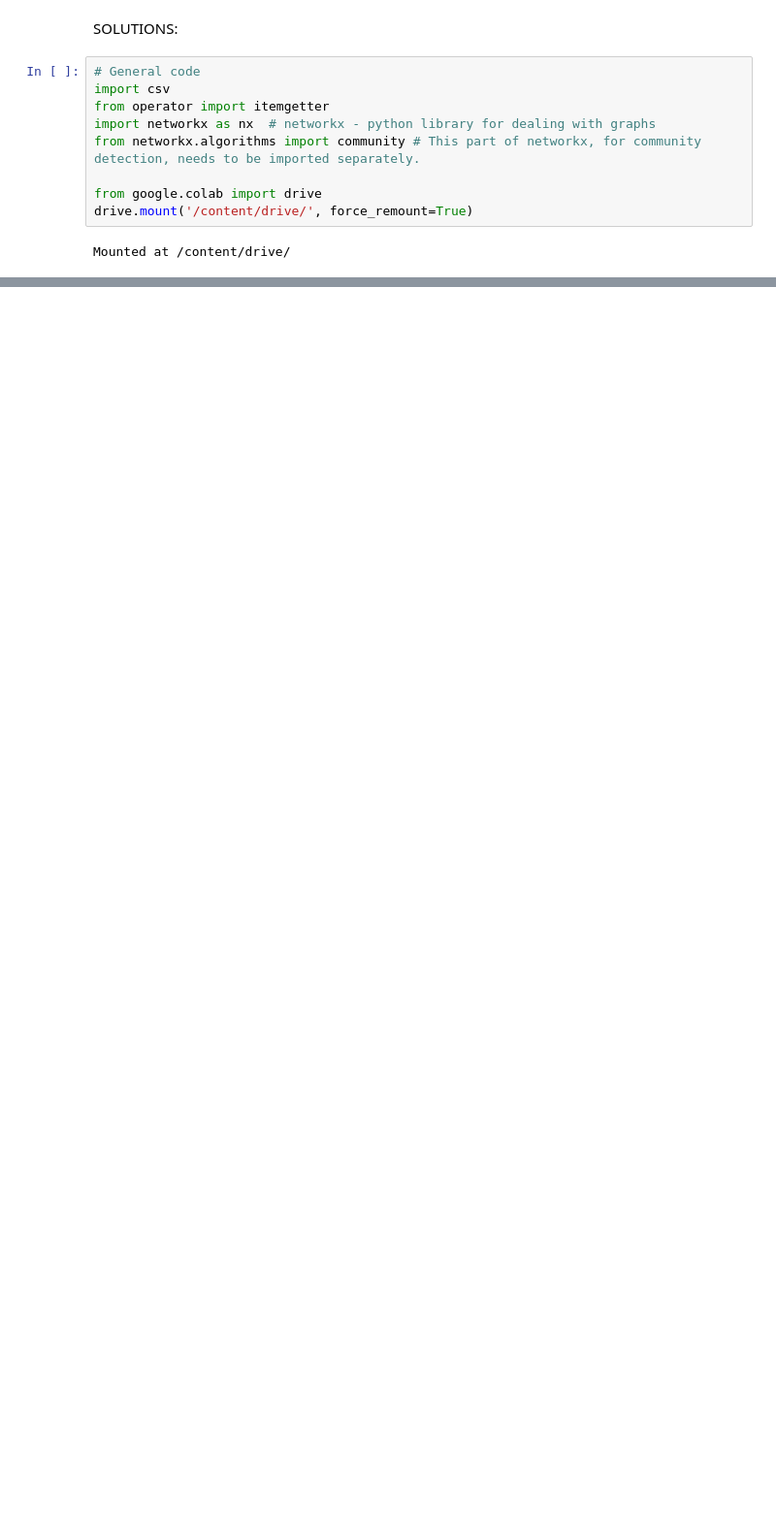
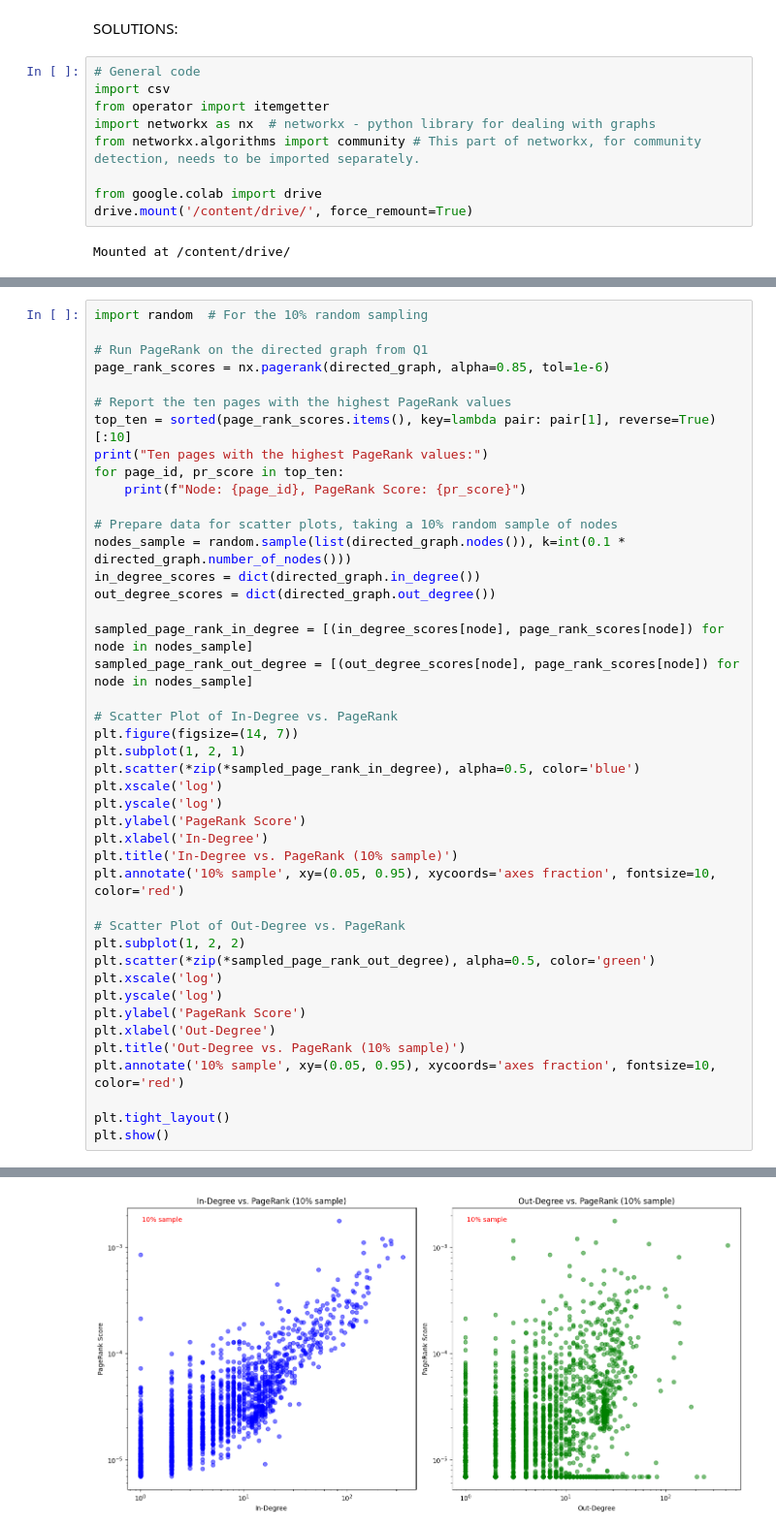
Before and after one commit to idoshalom1997/Big-Data-Mining, a Jupyter notebook: 1-wikipedia-network/wikipedia_network.ipynb, the cells around one changed output, grey strips where cells are left out. Shown at 97% size. Cells and saved outputs as stored; diff of their text form; blank space fills up the shorter version.

```diff
--- a/1-wikipedia-network/wikipedia_network.ipynb
+++ b/1-wikipedia-network/wikipedia_network.ipynb
@@ -94,0 +207,44 @@ Text for Q3.:
+# %%
+import random  # For the 10% random sampling
+
+# Run PageRank on the directed graph from Q1
+page_rank_scores = nx.pagerank(directed_graph, alpha=0.85, tol=1e-6)
+
+# Report the ten pages with the highest PageRank values
+top_ten = sorted(page_rank_scores.items(), key=lambda pair: pair[1], reverse=True)[:10]
+print("Ten pages with the highest PageRank values:")
+for page_id, pr_score in top_ten:
+    print(f"Node: {page_id}, PageRank Score: {pr_score}")
+
+# Prepare data for scatter plots, taking a 10% random sample of nodes
+nodes_sample = random.sample(list(directed_graph.nodes()), k=int(0.1 * directed_graph.number_of_nodes()))
+in_degree_scores = dict(directed_graph.in_degree())
+out_degree_scores = dict(directed_graph.out_degree())
+
+sampled_page_rank_in_degree = [(in_degree_scores[node], page_rank_scores[node]) for node in nodes_sample]
+sampled_page_rank_out_degree = [(out_degree_scores[node], page_rank_scores[node]) for node in nodes_sample]
+
+# Scatter Plot of In-Degree vs. PageRank
+plt.figure(figsize=(14, 7))
+plt.subplot(1, 2, 1)
+plt.scatter(*zip(*sampled_page_rank_in_degree), alpha=0.5, color='blue')
+plt.xscale('log')
+plt.yscale('log')
+plt.ylabel('PageRank Score')
+plt.xlabel('In-Degree')
+plt.title('In-Degree vs. PageRank (10% sample)')
+plt.annotate('10% sample', xy=(0.05, 0.95), xycoords='axes fraction', fontsize=10, color='red')
+
+# Scatter Plot of Out-Degree vs. PageRank
+plt.subplot(1, 2, 2)
+plt.scatter(*zip(*sampled_page_rank_out_degree), alpha=0.5, color='green')
+plt.xscale('log')
+plt.yscale('log')
+plt.ylabel('PageRank Score')
+plt.xlabel('Out-Degree')
+plt.title('Out-Degree vs. PageRank (10% sample)')
+plt.annotate('10% sample', xy=(0.05, 0.95), xycoords='axes fraction', fontsize=10, color='red')
+
+plt.tight_layout()
+plt.show()
+# %% [output]
@@ -94,0 +262 @@ Text for Q3.:
+[figure, added]
```
Also changed, not shown: parts of 28 cells of this notebook.
